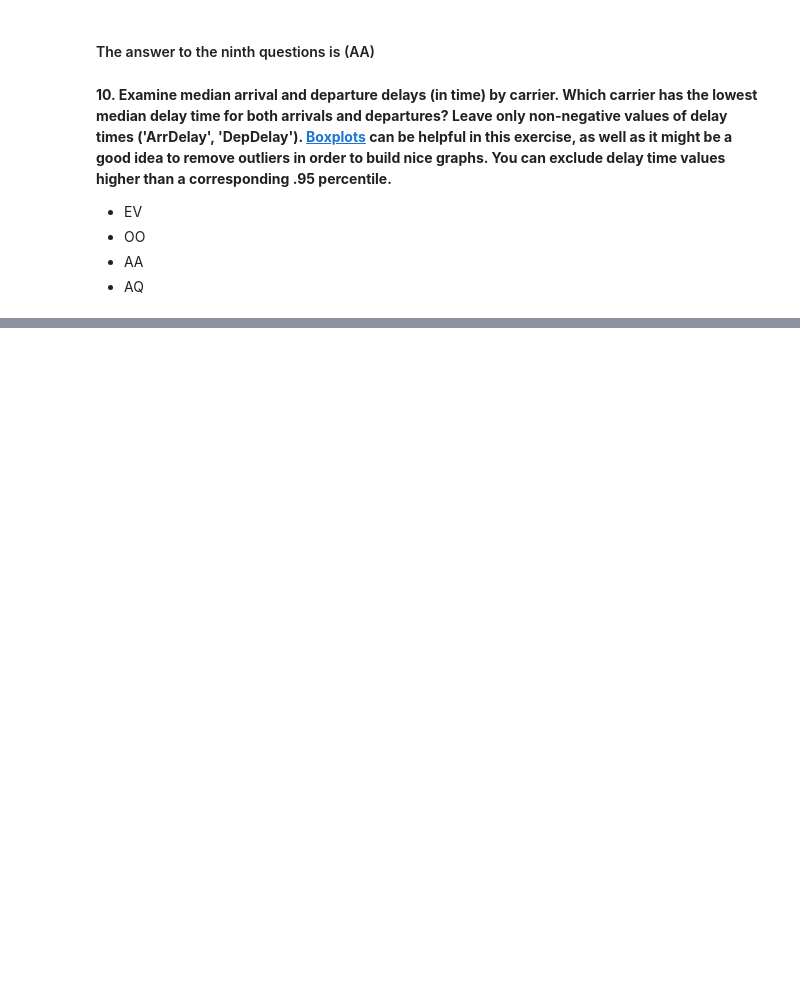
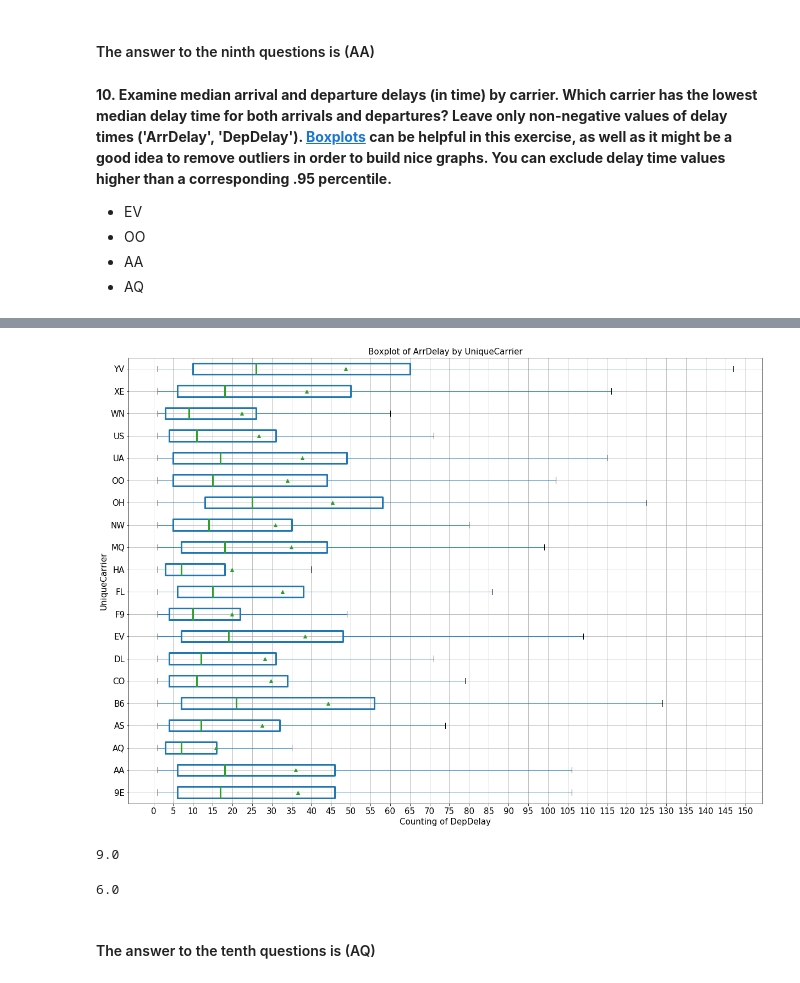
Before and after one commit to plyutik/mlcourse.ai, a Jupyter notebook: jupyter_english/assignments_fall2018/assignment2_USA_flights.ipynb, the cells around one changed output, grey strips where cells are left out. Drawn from its saved outputs; the diff is of its cells as text; code cells hidden in the pictures; blank space fills up the shorter version.

```diff
--- a/jupyter_english/assignments_fall2018/assignment2_USA_flights.ipynb
+++ b/jupyter_english/assignments_fall2018/assignment2_USA_flights.ipynb
@@ -860,0 +876,2 @@ print(ident_carrier.groupby(['UniqueCarrier', 'CancellationCode'])['Cancelled'].
+# %%
+mead_arr_departDepd = mead_arr_depart[mead_arr_depart['DepDelay'] > 0]
@@ -860,0 +899,21 @@ print(ident_carrier.groupby(['UniqueCarrier', 'CancellationCode'])['Cancelled'].
+# %%
+boxprops = dict(linewidth=3, color='k')
+medianprops = dict(linewidth=3, color='k')
+
+
+ax = mead_arr_departDepd.boxplot(column='DepDelay', by='UniqueCarrier', figsize=(20,15), grid=True, vert=False,
+                           showfliers=False,
+                           boxprops=boxprops,
+                           medianprops=medianprops,showmeans=True)
+ax.set_facecolor('white')
+ax.tick_params(axis='y', labelsize=15)
+ax.tick_params(axis='x', labelsize=15)
+
+plt.title("Boxplot of ArrDelay by UniqueCarrier", fontsize=15)
+plt.suptitle("")
+plt.xlabel('Counting of DepDelay', fontsize=15)
+plt.ylabel('UniqueCarrier', fontsize=15)
+plt.xticks(np.arange(0, 155, step=5))
+plt.show()
+# %% [output]
+[figure, added]
@@ -860,0 +922,4 @@ print(ident_carrier.groupby(['UniqueCarrier', 'CancellationCode'])['Cancelled'].
+# %%
+HA.ArrDelay.median()
+# %% [output]
+9.0
@@ -860,0 +928,6 @@ print(ident_carrier.groupby(['UniqueCarrier', 'CancellationCode'])['Cancelled'].
+# %%
+AQ.ArrDelay.median()
+# %% [output]
+6.0
+# %% [markdown]
+#### The answer to the tenth questions is (AQ)
```
Also changed, not shown: parts of 8 cells of this notebook.
